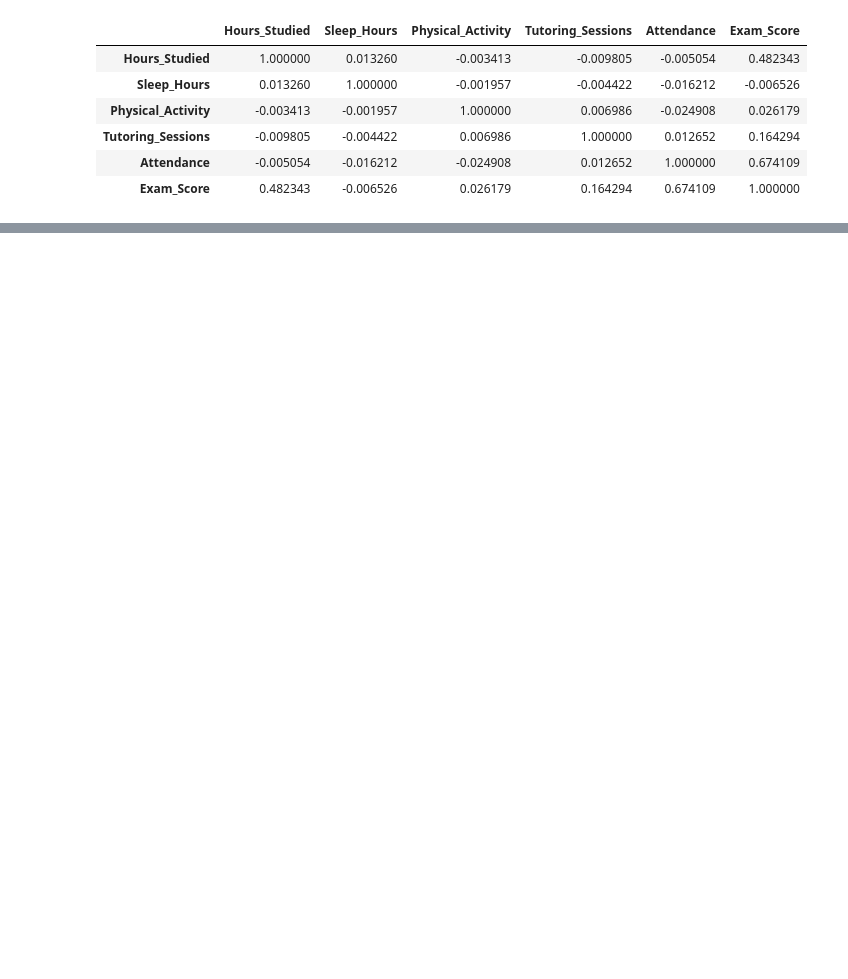
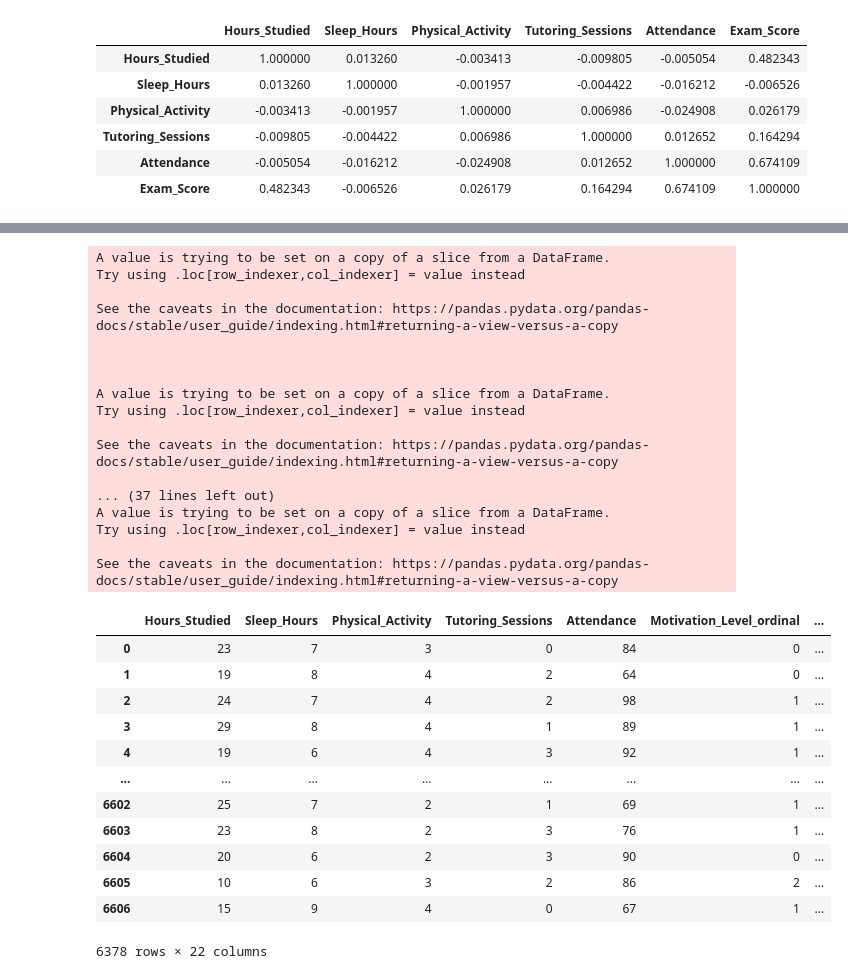
Before and after one commit to PawelG-WWA/learning-features, a Jupyter notebook: PROW_pd4484.ipynb, the cells around one changed output, grey strips where cells are left out. Drawn from its saved outputs; the diff is of its cells as text; code cells hidden in the pictures; blank space fills up the shorter version.

Commit message:
Finding spearman correlations for numerical values and ordinal representation of categories

```diff
--- a/PROW_pd4484.ipynb
+++ b/PROW_pd4484.ipynb
@@ -633,0 +642,34 @@ As we can see above, numerical variables are not correlated between them.
+# %%
+df_numerical['Motivation_Level_ordinal'] = df['Motivation_Level'].cat.codes
+df_numerical['Parental_Involvement_ordinal'] = df['Parental_Involvement'].cat.codes
+df_numerical['Access_to_Resources_ordinal'] = df['Access_to_Resources'].cat.codes
+df_numerical['Family_Income_ordinal'] = df['Family_Income'].cat.codes
+df_numerical['Teacher_Quality_ordinal'] = df['Teacher_Quality'].cat.codes
+df_numerical['Peer_Influence_ordinal'] = df['Peer_Influence'].cat.codes
+df_numerical['Parental_Education_Level_ordinal'] = df['Parental_Education_Level'].cat.codes
+df_numerical['Distance_from_Home_ordinal'] = df['Distance_from_Home'].cat.codes
+
+# and we will add Exam_grade as this is something we will try to predict with our model. It seems to be easier than
+# trying to precisely guess the score
+#
+# First, we need to prepare a map to invert the ordering of grades - now, A+ is 1 while C is 6 etc.
+# It will show us negative correlation, for easier interpretation we want to make A+ the highest and F the lowest grade
+
+grade_map = {
+    'F': 1,
+    'D': 2,
+    'D+': 3,
+    'C-': 4,
+    'C': 5,
+    'C+': 6,
+    'B-': 7,
+    'B': 8,
+    'B+': 9,
+    'A-': 10,
+    'A': 11,
+    'A+': 12
+}
+
+df_numerical['Exam_grade_ordinal'] = df['Exam_grade'].map(grade_map)
+df_numerical['Exam_grade_ordinal'] = df_numerical['Exam_grade_ordinal'].astype('int8')
+df_numerical
@@ -633,0 +694,41 @@ As we can see above, numerical variables are not correlated between them.
+# %%
+# Now, let's develop interaction features for new ordinal encoding
+for column in df_numerical[['Motivation_Level_ordinal', 'Parental_Involvement_ordinal', 'Access_to_Resources_ordinal', 'Family_Income_ordinal', 'Teacher_Quality_ordinal', 'Peer_Influence_ordinal', 'Parental_Education_Level_ordinal', 'Distance_from_Home_ordinal']]:
+  #df_numerical[column] = df_numerical[column] * df_numerical['Exam_grade_ordinal']
+  tokens = column.split('_')
+  new_column_name = '%s%s' % ('_'.join(tokens[:len(tokens)-1]), '_grade_interaction')
+  df_numerical[new_column_name] = df_numerical[column] * df_numerical['Exam_grade_ordinal']
+
+
+df_numerical
+# %% [output]
+A value is trying to be set on a copy of a slice from a DataFrame.
+Try using .loc[row_indexer,col_indexer] = value instead
+
+See the caveats in the documentation: https://pandas.pydata.org/pandas-docs/stable/user_guide/indexing.html#returning-a-view-versus-a-copy
+
+
+
+A value is trying to be set on a copy of a slice from a DataFrame.
+Try using .loc[row_indexer,col_indexer] = value instead
+
+See the caveats in the documentation: https://pandas.pydata.org/pandas-docs/stable/user_guide/indexing.html#returning-a-view-versus-a-copy
+
+... (37 lines left out)
+A value is trying to be set on a copy of a slice from a DataFrame.
+Try using .loc[row_indexer,col_indexer] = value instead
+
+See the caveats in the documentation: https://pandas.pydata.org/pandas-docs/stable/user_guide/indexing.html#returning-a-view-versus-a-copy
+|  | Hours_Studied | Sleep_Hours | Physical_Activity | Tutoring_Sessions | Attendance | Motivation_Level_ordinal | ... |
+| 0 | 23 | 7 | 3 | 0 | 84 | 0 | ... |
+| 1 | 19 | 8 | 4 | 2 | 64 | 0 | ... |
+| 2 | 24 | 7 | 4 | 2 | 98 | 1 | ... |
+| 3 | 29 | 8 | 4 | 1 | 89 | 1 | ... |
+| 4 | 19 | 6 | 4 | 3 | 92 | 1 | ... |
+| ... | ... | ... | ... | ... | ... | ... | ... |
+| 6602 | 25 | 7 | 2 | 1 | 69 | 1 | ... |
+| 6603 | 23 | 8 | 2 | 3 | 76 | 1 | ... |
+| 6604 | 20 | 6 | 2 | 3 | 90 | 0 | ... |
+| 6605 | 10 | 6 | 3 | 2 | 86 | 2 | ... |
+| 6606 | 15 | 9 | 4 | 0 | 67 | 1 | ... |
+6378 rows × 22 columns
```
Also changed, not shown: parts of 7 cells of this notebook.
